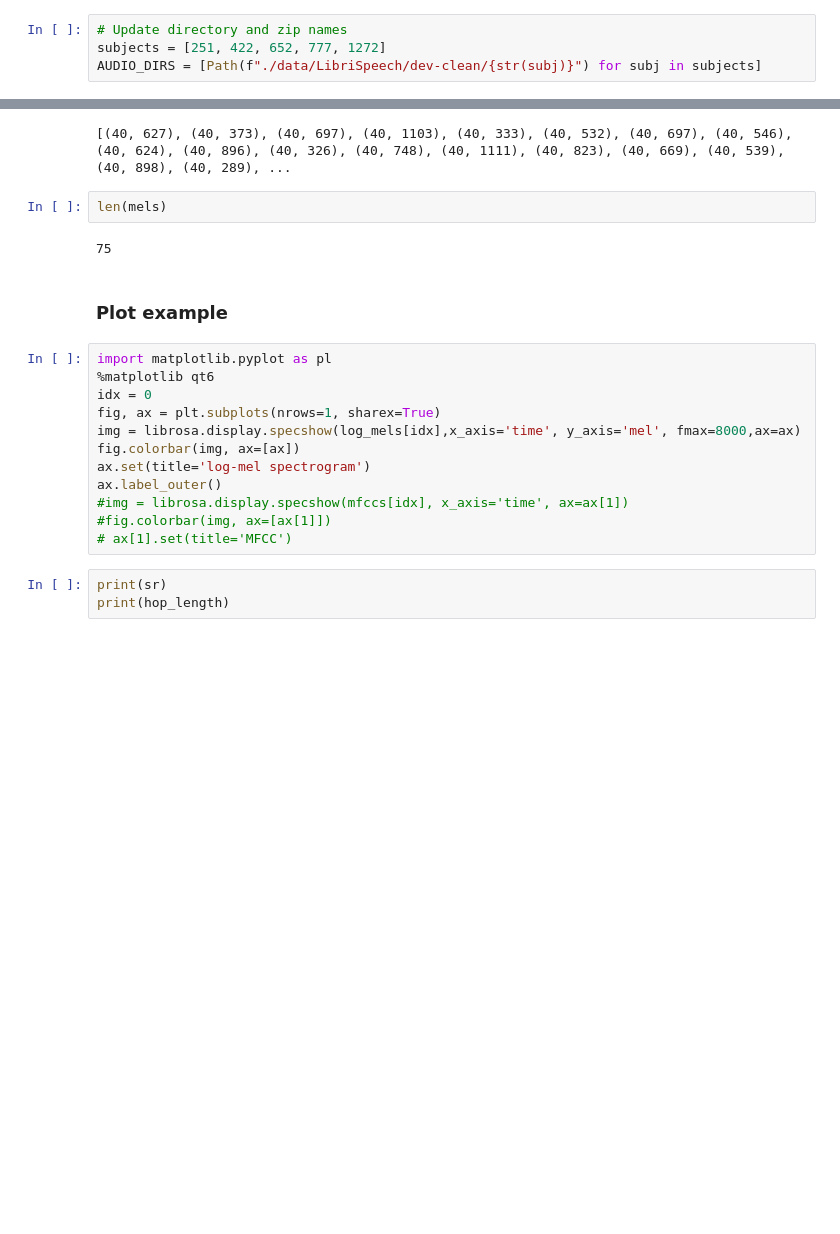
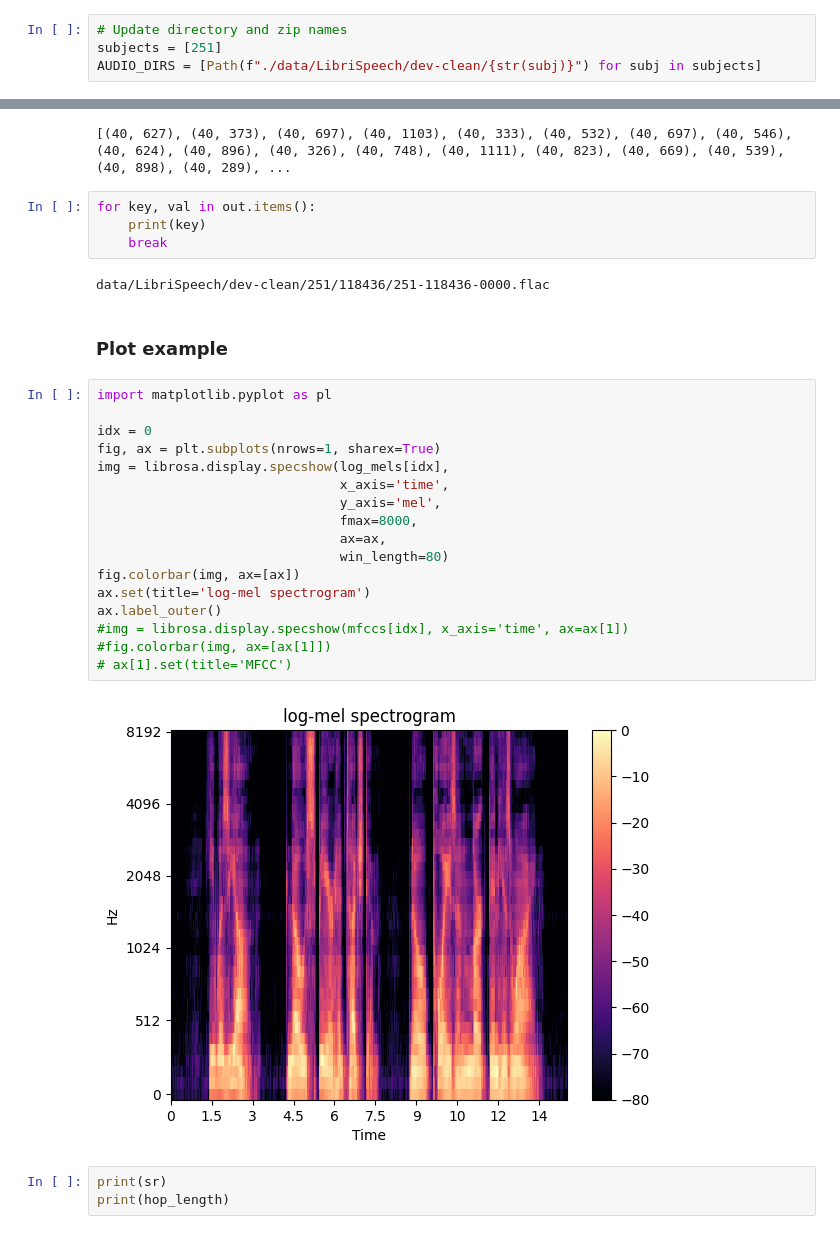
Before and after one commit to zbalkhy/EEC289, a Jupyter notebook: final_project/SMT.ipynb, the cells around one changed output, grey strips where cells are left out. Saved outputs shown, nothing was run; the diff lists cells and outputs as text; blank space fills up the shorter version.

```diff
--- a/final_project/SMT.ipynb
+++ b/final_project/SMT.ipynb
@@ -18,6 +15,6 @@ The autoreload extension is already loaded. To reload it, use:
 # %%
 # Update directory and zip names
-subjects = [251, 422, 652, 777, 1272]
+subjects = [251]
 AUDIO_DIRS = [Path(f"./data/LibriSpeech/dev-clean/{str(subj)}") for subj in subjects]
 # %% [markdown]
 ### Get audio files from single person
@@ -76,23 +73,32 @@ print([a.shape for a in mels])
 # %% [output]
 [(40, 627), (40, 373), (40, 697), (40, 1103), (40, 333), (40, 532), (40, 697), (40, 546), (40, 624), (40, 896), (40, 326), (40, 748), (40, 1111), (40, 823), (40, 669), (40, 539), (40, 898), (40, 289), ...
 # %%
-len(mels)
+for key, val in out.items():
+    print(key)
+    break
 # %% [output]
-75
+data/LibriSpeech/dev-clean/251/118436/251-118436-0000.flac
 # %% [markdown]
 ### Plot example
 # %%
 import matplotlib.pyplot as pl
-%matplotlib qt6
+
 idx = 0
 fig, ax = plt.subplots(nrows=1, sharex=True)
-img = librosa.display.specshow(log_mels[idx],x_axis='time', y_axis='mel', fmax=8000,ax=ax)
+img = librosa.display.specshow(log_mels[idx],
+                               x_axis='time',
+                               y_axis='mel',
+                               fmax=8000,
+                               ax=ax,
+                               win_length=80)
 fig.colorbar(img, ax=[ax])
 ax.set(title='log-mel spectrogram')
 ax.label_outer()
 #img = librosa.display.specshow(mfccs[idx], x_axis='time', ax=ax[1])
 #fig.colorbar(img, ax=[ax[1]])
 # ax[1].set(title='MFCC')
+# %% [output]
+[figure, added]
 # %%
 print(sr)
 print(hop_length)
```
Also changed, not shown: parts of 1 cell of this notebook, 11 other files.
